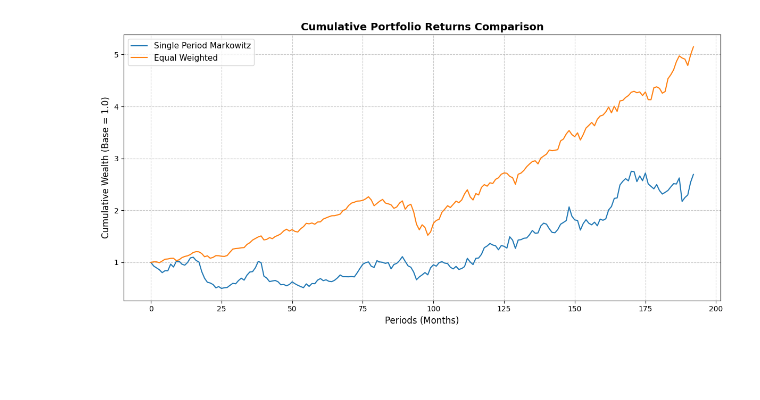
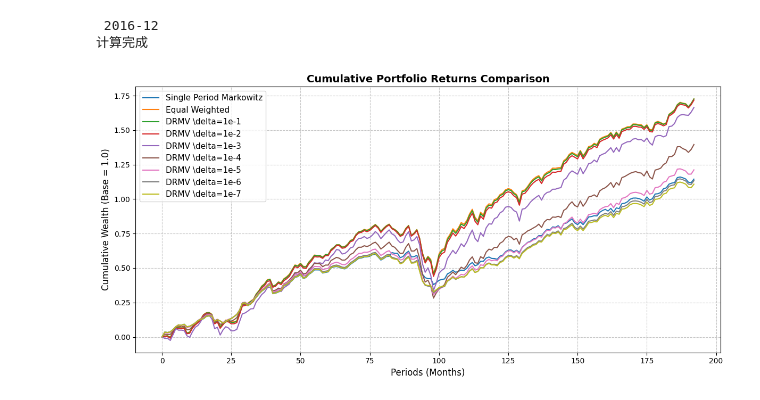
Before and after one commit to TonyHuang241/robust_sdf, a Jupyter notebook: 02_test/portfolio_ construction.ipynb, the cells around one changed output. Cells and saved outputs as stored; diff of their text form; code cells hidden in the pictures; blank space fills up the shorter version.

```diff
--- a/02_test/portfolio_ construction.ipynb
+++ b/02_test/portfolio_ construction.ipynb
@@ -152,42 +74,55 @@ for i, date in enumerate(DATE):
+# %%
+BACKTEST_START = "2001-01"
+BACKTEST_END   = "2016-12"
+DATE = [d for d in data[(data.index >= BACKTEST_START) & (data.index <= BACKTEST_END)].index]
+strategies = ['Single_Period_Markowitz', 'Equal_Weighted'] + [f'DRMV_\delta=1e-{i}' for i in range(1, 8)]
+port_ret = {s: [] for s in strategies}
+
+for i, date in enumerate(DATE):
+    print('\r', date, end = '')
+    data_pool = data.iloc[i : i + 120 + 1].dropna(axis=1)
+    temp_sum = {s: 0.0 for s in strategies}
+    num_samples = 10
+
+    for s in range(num_samples):
+        data_cut = data_pool.sample(20, axis=1, random_state=s).values
+        train_data = data_cut[:-1, :]
+        test_data  = data_cut[-1:, :]
+
+        w_ew = Equal_Weighted(train_data)
+        temp_sum['Equal_Weighted'] += (test_data @ w_ew)[0]
+
+        w_spm = DRMV(train_data, 0.1/12, 0)
+        temp_sum['Single_Period_Markowitz'] += (test_data @ w_spm)[0]
+
+        for j in range(1, 8):
+            key = f'DRMV_\delta=1e-{j}'
+            w_drvm = DRMV(train_data, 0.1/12, 10**(-j))
+            temp_sum[key] += (test_data @ w_drvm)[0]
+
+    for s in strategies:
+        port_ret[s].append(temp_sum[s] / num_samples)
+
+print('\n计算完成')
+# %% [output]
+ 2016-12
+计算完成
 # %%
-import numpy as np
-import matplotlib.pyplot as plt
-
-# 将您提供的数据赋值给变量 returns_data
-# 这里由于篇幅省略了完整数据，请在实际运行时用您的完整字典替换 {...}
-returns_data = port_ret
-
-# 设置图表大小和清晰度
 plt.figure(figsize=(12, 6), dpi=100)
-
-# 遍历字典中的每一个策略
-for strategy_name, returns_list in returns_data.items():
-    # 1. 数据清洗：将 list 中嵌套的二维 array 转换为一维的浮点数序列
-    # np.array(returns_list) 会生成一个 3D 数组，使用 flatten() 将其全部压平
+for strategy_name, returns_list in port_ret.items():
+    # if strategy_name in ['DRMV_\delta=1e-1', 'DRMV_\delta=1e-3']:
+    #     continue
     returns_array = np.array(returns_list).flatten()
-
-    # 2. 计算累积回报：复利连乘公式 V_t = V_{t-1} * (1 + R_t)
-    cumulative_returns = np.cumprod(1 + returns_array)
-
-    # 3. 添加初始基准点 1.0，让所有曲线都从坐标 (0, 1.0) 开始
-    cumulative_returns = np.insert(cumulative_returns, 0, 1.0)
-
-    # 4. 绘制折线
+    cumulative_returns = np.cumsum(returns_array)
+    cumulative_returns = np.insert(cumulative_returns, 0, 0)
     plt.plot(cumulative_returns, label=strategy_name.replace('_', ' '), linewidth=1.5)
 
-# 设置图表的标题和坐标轴标签
 plt.title('Cumulative Portfolio Returns Comparison', fontsize=14, fontweight='bold')
 plt.xlabel('Periods (Months)', fontsize=12)
 plt.ylabel('Cumulative Wealth (Base = 1.0)', fontsize=12)
-
-# 添加图例
 plt.legend(loc='upper left', fontsize=11)
-
-# 添加网格线，使图表更易读
 plt.grid(True, linestyle='--', alpha=0.7)
-
-# 优化边距并显示图表
 plt.tight_layout()
 plt.show()
 # %% [output]
-[figure, old version]
+[figure, new version]
```
Also changed, not shown: parts of 4 cells of this notebook.
